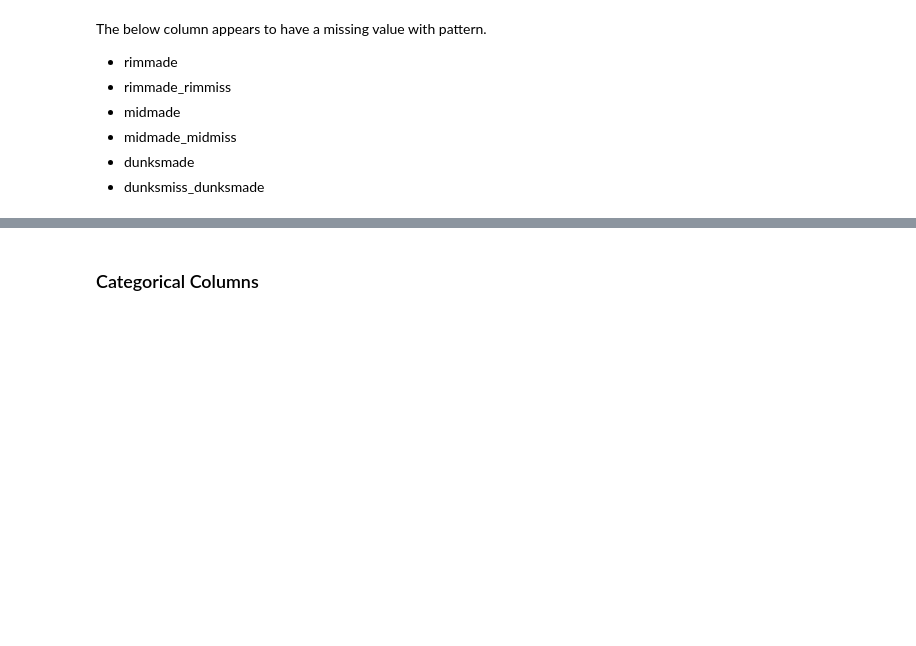
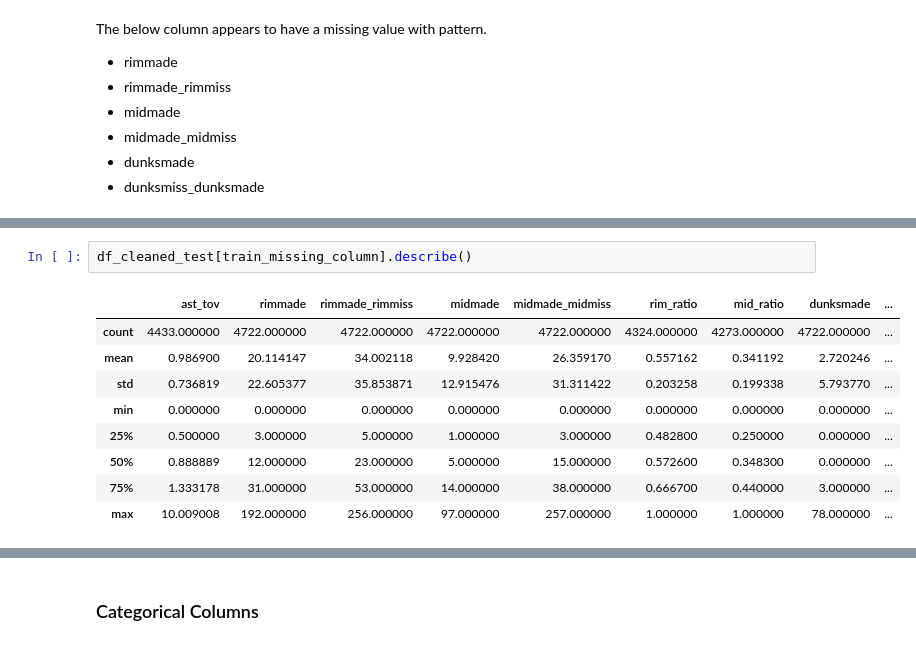
Before and after one commit to chuannarongvat/adv_mla_at1_14229898, a Jupyter notebook: notebooks/chingpayakmon_narongvat-14229898-week1_1.preprocessed.ipynb, the cells around one changed output, grey strips where cells are left out. Saved outputs shown, nothing was run; the diff lists cells and outputs as text; blank space fills up the shorter version.

```diff
--- a/notebooks/chingpayakmon_narongvat-14229898-week1_1.preprocessed.ipynb
+++ b/notebooks/chingpayakmon_narongvat-14229898-week1_1.preprocessed.ipynb
@@ -255,0 +350,12 @@ The below column appears to have a missing value with pattern.
+# %%
+df_cleaned_test[train_missing_column].describe()
+# %% [output]
+|  | ast_tov | rimmade | rimmade_rimmiss | midmade | midmade_midmiss | rim_ratio | mid_ratio | dunksmade | ... |
+| count | 4433.000000 | 4722.000000 | 4722.000000 | 4722.000000 | 4722.000000 | 4324.000000 | 4273.000000 | 4722.000000 | ... |
+| mean | 0.986900 | 20.114147 | 34.002118 | 9.928420 | 26.359170 | 0.557162 | 0.341192 | 2.720246 | ... |
+| std | 0.736819 | 22.605377 | 35.853871 | 12.915476 | 31.311422 | 0.203258 | 0.199338 | 5.793770 | ... |
+| min | 0.000000 | 0.000000 | 0.000000 | 0.000000 | 0.000000 | 0.000000 | 0.000000 | 0.000000 | ... |
+| 25% | 0.500000 | 3.000000 | 5.000000 | 1.000000 | 3.000000 | 0.482800 | 0.250000 | 0.000000 | ... |
+| 50% | 0.888889 | 12.000000 | 23.000000 | 5.000000 | 15.000000 | 0.572600 | 0.348300 | 0.000000 | ... |
+| 75% | 1.333178 | 31.000000 | 53.000000 | 14.000000 | 38.000000 | 0.666700 | 0.440000 | 3.000000 | ... |
+| max | 10.009008 | 192.000000 | 256.000000 | 97.000000 | 257.000000 | 1.000000 | 1.000000 | 78.000000 | ... |
```
Also changed, not shown: parts of 204 cells of this notebook, 15 other files.
